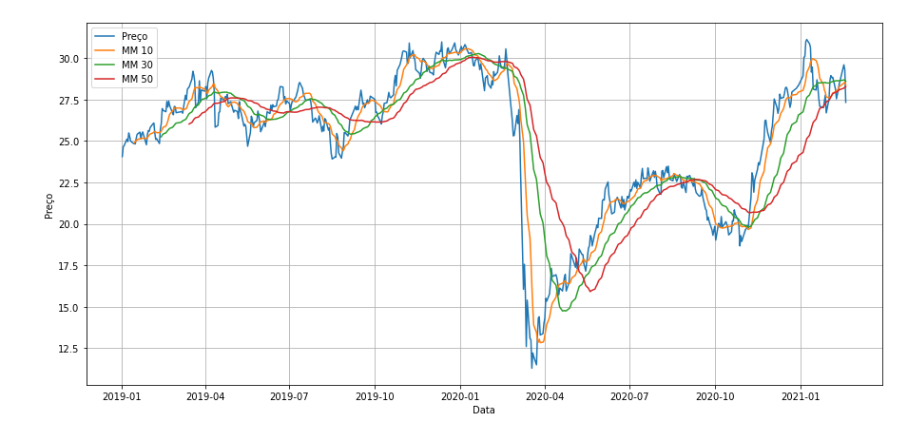
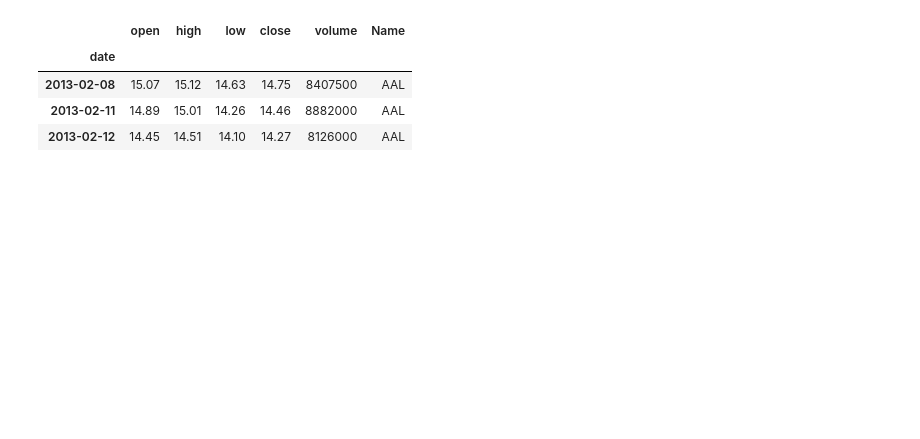
Before and after one commit to Gabrieleas10/monte_carlo_simulation, a Jupyter notebook: monte_carlo_simulations.ipynb, the cells around one changed output. Cells and saved outputs as stored; diff of their text form; code cells hidden in the pictures; blank space fills up the shorter version.

Commit message:
dataset

```diff
--- a/monte_carlo_simulations.ipynb
+++ b/monte_carlo_simulations.ipynb
@@ -51,13 +17,0 @@ df.tail(3)
-# %%
-plt.figure(figsize=(15, 7))
-plt.plot(df['Close'], label='Preço')
-plt.plot(df['MA_10'], label='MM 10')
-plt.plot(df['MA_30'], label='MM 30')
-plt.plot(df['MA_50'], label='MM 50')
-plt.xlabel('Data')
-plt.ylabel('Preço')
-plt.legend()
-plt.grid()
-plt.show()
-# %% [output]
-[figure, removed]
@@ -63,0 +23,11 @@ plt.show()
+# %%
+### import do dataset com as ações da S&P 500 ###
+data = pd.read_csv("all_stocks_5yr.csv",index_col=0)
+# %%
+data.head(3)
+# %% [output]
+|  | open | high | low | close | volume | Name |
+| date |  |  |  |  |  |  |
+| 2013-02-08 | 15.07 | 15.12 | 14.63 | 14.75 | 8407500 | AAL |
+| 2013-02-11 | 14.89 | 15.01 | 14.26 | 14.46 | 8882000 | AAL |
+| 2013-02-12 | 14.45 | 14.51 | 14.10 | 14.27 | 8126000 | AAL |
```
Also changed, not shown: parts of 8 cells of this notebook, 1 other file.
